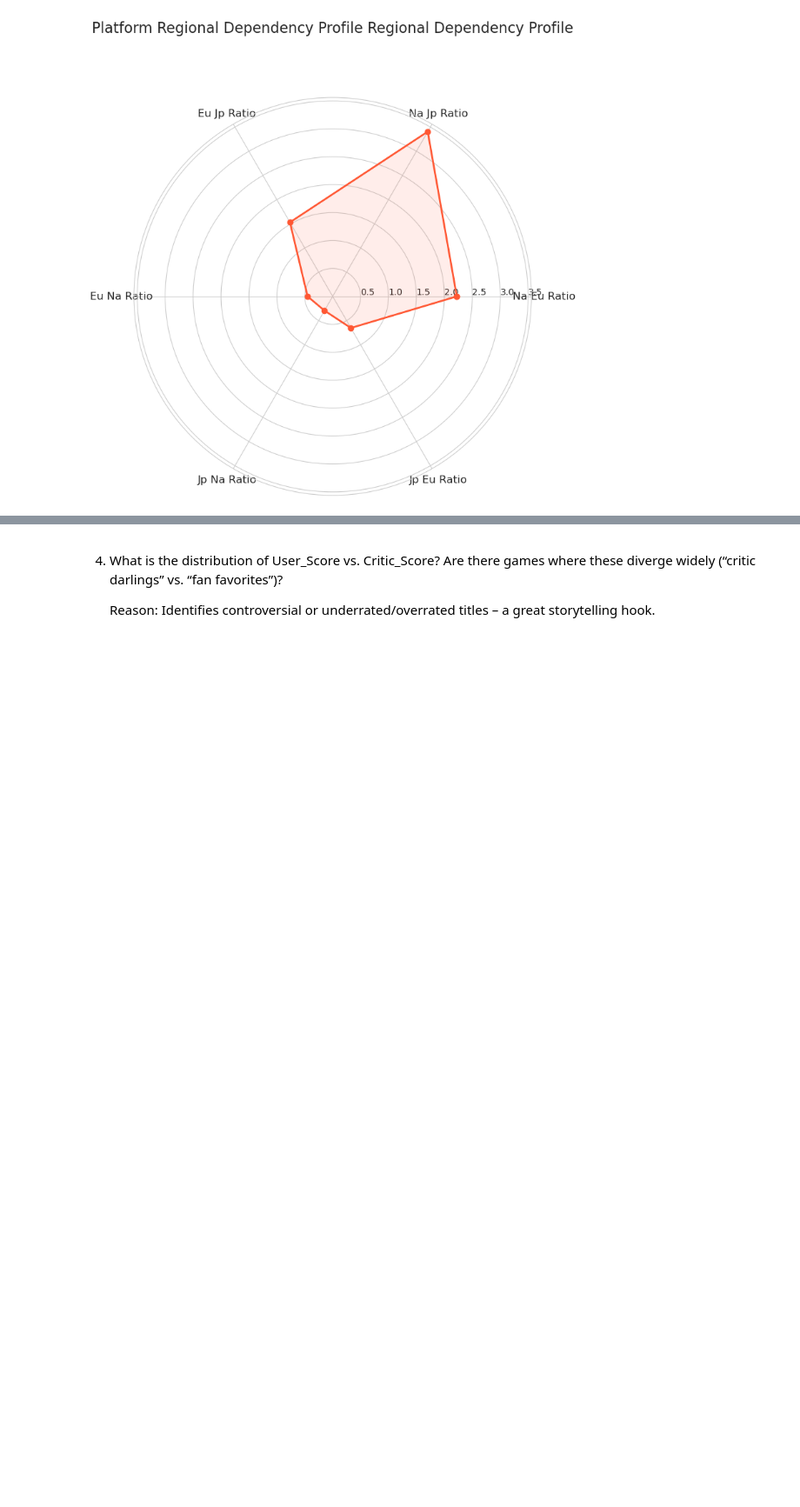
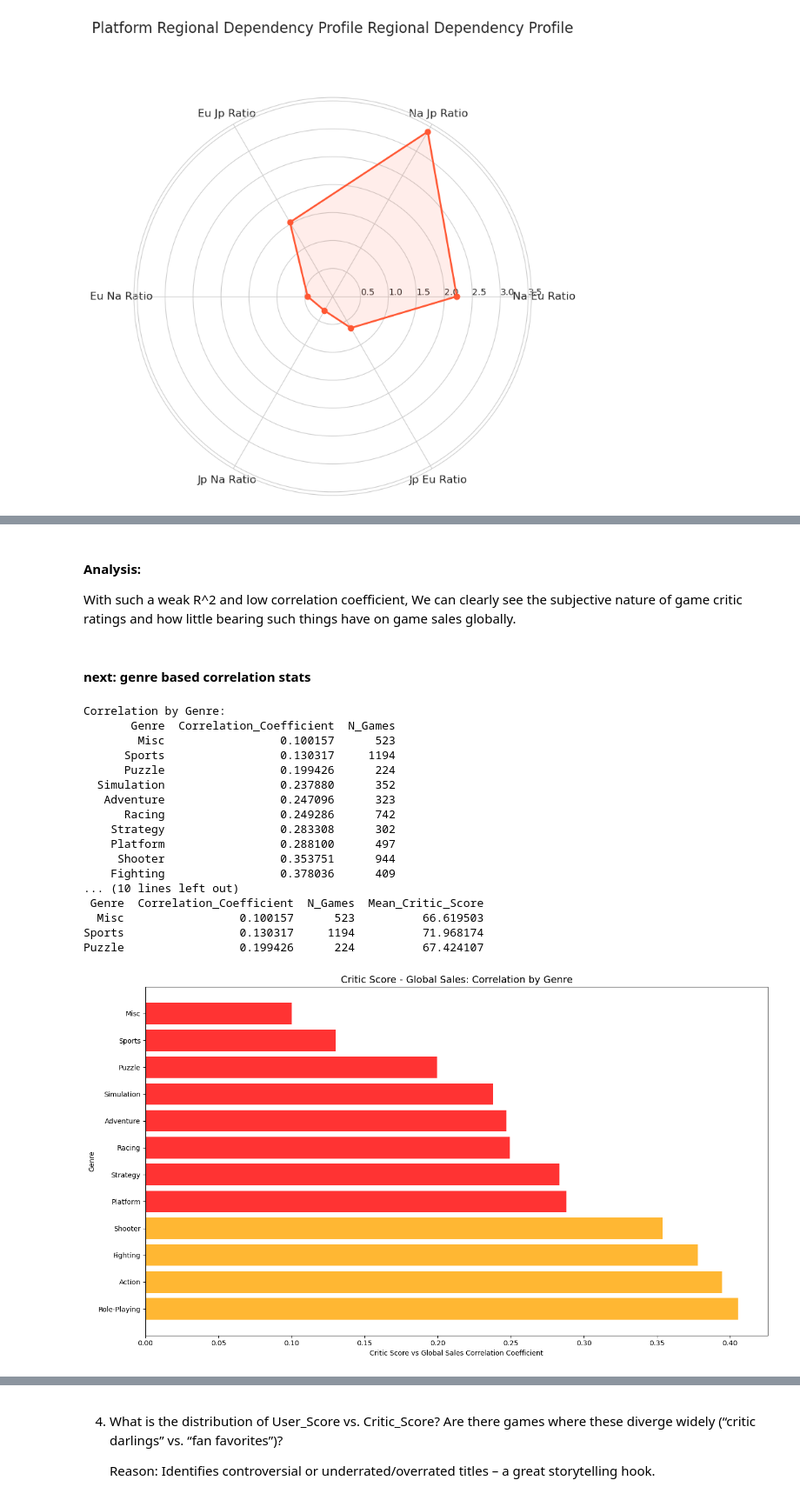
Before and after one commit to RacerBeats/DATA_ANALYTICS_FINAL_PROJ, a Jupyter notebook: Gaming sales project/game_analysis.ipynb, the cells around one changed output, grey strips where cells are left out. Shown at 87% size. Drawn from its saved outputs; the diff is of its cells as text; code cells hidden in the pictures; blank space fills up the shorter version.

```diff
--- a/Gaming sales project/game_analysis.ipynb
+++ b/Gaming sales project/game_analysis.ipynb
@@ -538,0 +636,57 @@ This means that role playing games have quite the even appeal in both North Amer
+# %% [markdown]
+#### Analysis:
+With such a weak R^2 and low correlation coefficient, We can clearly see the subjective nature of game critic ratings and how little bearing such things have on game sales globally.
+# %% [markdown]
+#### next: genre based correlation stats
+# %%
+genre_correlations = []
+for genre in valid_data['Genre'].unique():
+    genre_data = valid_data[valid_data['Genre'] == genre]
+    corr = genre_data['Critic_Score'].corr(genre_data['Global_Sales'])
+    genre_correlations.append({
+        'Genre': genre,
+        'Correlation_Coefficient': corr,
+        'N_Games': len(genre_data),
+        'Mean_Critic_Score': genre_data['Critic_Score'].mean()
+    })
+
+genre_corr_df = pd.DataFrame(genre_correlations)
+genre_corr_df = genre_corr_df.sort_values('Correlation_Coefficient', ascending=True)
+
+print('Correlation by Genre:')
+print(genre_corr_df[['Genre', 'Correlation_Coefficient', 'N_Games']].to_string(index=False))
+print(f"\nTop 3 Genres with strongest critic-sales correlation:")
+print(genre_corr_df.tail(3).to_string(index=False))
+print(f"\nBottom 3 Genres with weakest critic-sales correlation:")
+print(genre_corr_df.head(3).to_string(index=False))
+
+# Create bar chart
+plt.figure(figsize=(14, 8))
+bars = plt.barh(genre_corr_df['Genre'], genre_corr_df['Correlation_Coefficient'],
+                color=['red' if x < 0.3 else 'orange' if x < 0.5 else 'green'
+                       for x in genre_corr_df['Correlation_Coefficient']], alpha=0.8)
+plt.xlabel('Critic Score vs Global Sales Correlation Coefficient')
+plt.ylabel('Genre')
+plt.title('Critic Score - Global Sales: Correlation by Genre', fontsize=14)
+plt.axvline(x=0, color='gray', linestyle='--', alpha=0.3)
+plt.gca().invert_yaxis()  # Strongest correlations at top
+plt.tight_layout()
+# %% [output]
+Correlation by Genre:
+       Genre  Correlation_Coefficient  N_Games
+        Misc                 0.100157      523
+      Sports                 0.130317     1194
+      Puzzle                 0.199426      224
+  Simulation                 0.237880      352
+   Adventure                 0.247096      323
+      Racing                 0.249286      742
+    Strategy                 0.283308      302
+    Platform                 0.288100      497
+     Shooter                 0.353751      944
+    Fighting                 0.378036      409
+... (10 lines left out)
+ Genre  Correlation_Coefficient  N_Games  Mean_Critic_Score
+  Misc                 0.100157      523          66.619503
+Sports                 0.130317     1194          71.968174
+Puzzle                 0.199426      224          67.424107
+[figure, added]
```
Also changed, not shown: parts of 12 cells of this notebook.
